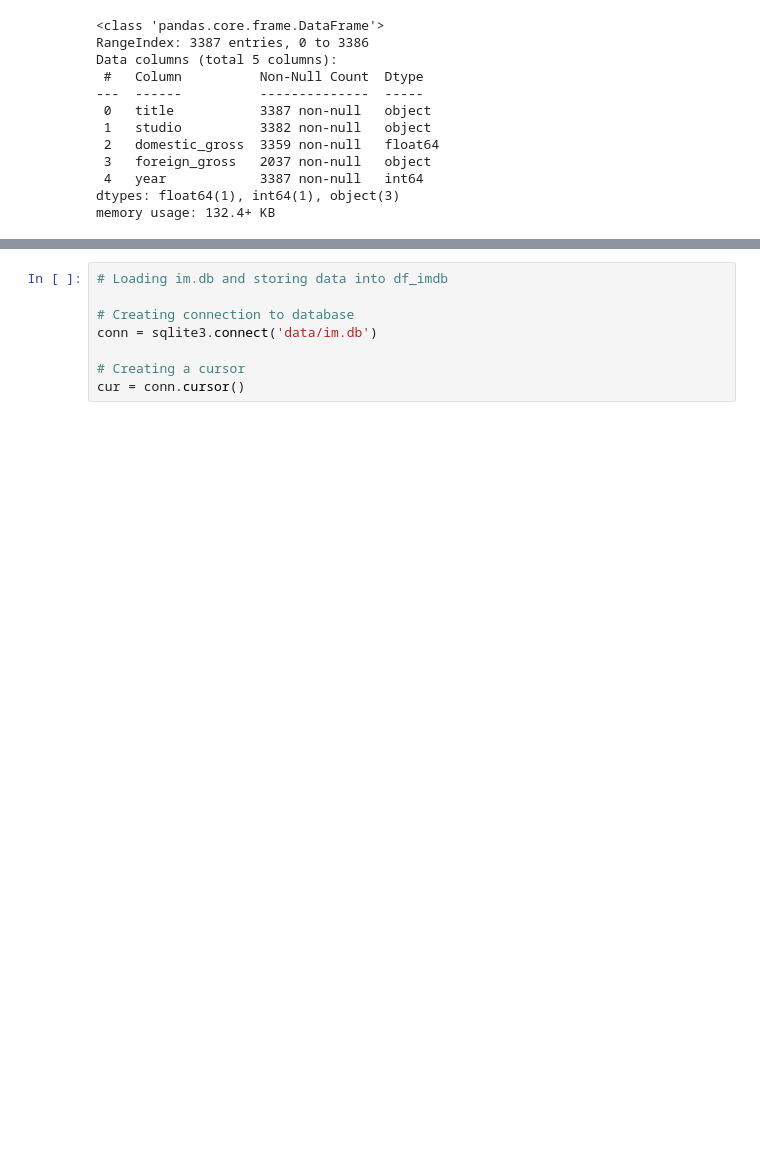
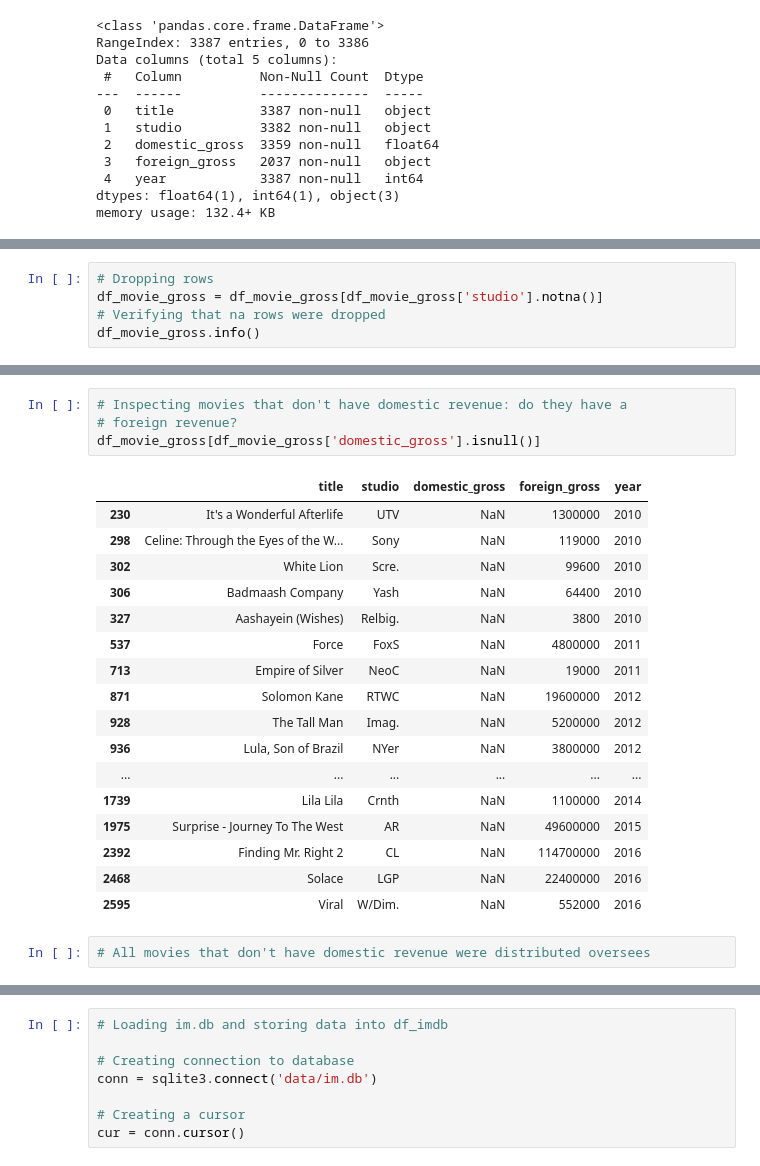
Before and after one commit to AlbaneCM/MicrosoftMovieAnalysis, a Jupyter notebook: microsoft-movie-analysis.ipynb, the cells around one changed output, grey strips where cells are left out. Saved outputs shown, nothing was run; the diff lists cells and outputs as text; blank space fills up the shorter version.

Commit message:
cleaned df_movie_gross

```diff
--- a/microsoft-movie-analysis.ipynb
+++ b/microsoft-movie-analysis.ipynb
@@ -80,0 +102,5 @@ memory usage: 132.4+ KB
+# %%
+# Dropping rows
+df_movie_gross = df_movie_gross[df_movie_gross['studio'].notna()]
+# Verifying that na rows were dropped
+df_movie_gross.info()
@@ -80,0 +120,24 @@ memory usage: 132.4+ KB
+# %%
+# Inspecting movies that don't have domestic revenue: do they have a
+# foreign revenue?
+df_movie_gross[df_movie_gross['domestic_gross'].isnull()]
+# %% [output]
+|  | title | studio | domestic_gross | foreign_gross | year |
+| 230 | It's a Wonderful Afterlife | UTV | NaN | 1300000 | 2010 |
+| 298 | Celine: Through the Eyes of the W... | Sony | NaN | 119000 | 2010 |
+| 302 | White Lion | Scre. | NaN | 99600 | 2010 |
+| 306 | Badmaash Company | Yash | NaN | 64400 | 2010 |
+| 327 | Aashayein (Wishes) | Relbig. | NaN | 3800 | 2010 |
+| 537 | Force | FoxS | NaN | 4800000 | 2011 |
+| 713 | Empire of Silver | NeoC | NaN | 19000 | 2011 |
+| 871 | Solomon Kane | RTWC | NaN | 19600000 | 2012 |
+| 928 | The Tall Man | Imag. | NaN | 5200000 | 2012 |
+| 936 | Lula, Son of Brazil | NYer | NaN | 3800000 | 2012 |
+| ... | ... | ... | ... | ... | ... |
+| 1739 | Lila Lila | Crnth | NaN | 1100000 | 2014 |
+| 1975 | Surprise - Journey To The West | AR | NaN | 49600000 | 2015 |
+| 2392 | Finding Mr. Right 2 | CL | NaN | 114700000 | 2016 |
+| 2468 | Solace | LGP | NaN | 22400000 | 2016 |
+| 2595 | Viral | W/Dim. | NaN | 552000 | 2016 |
+# %%
+# All movies that don't have domestic revenue were distributed oversees
```
Also changed, not shown: parts of 28 cells of this notebook, 2 other files.
